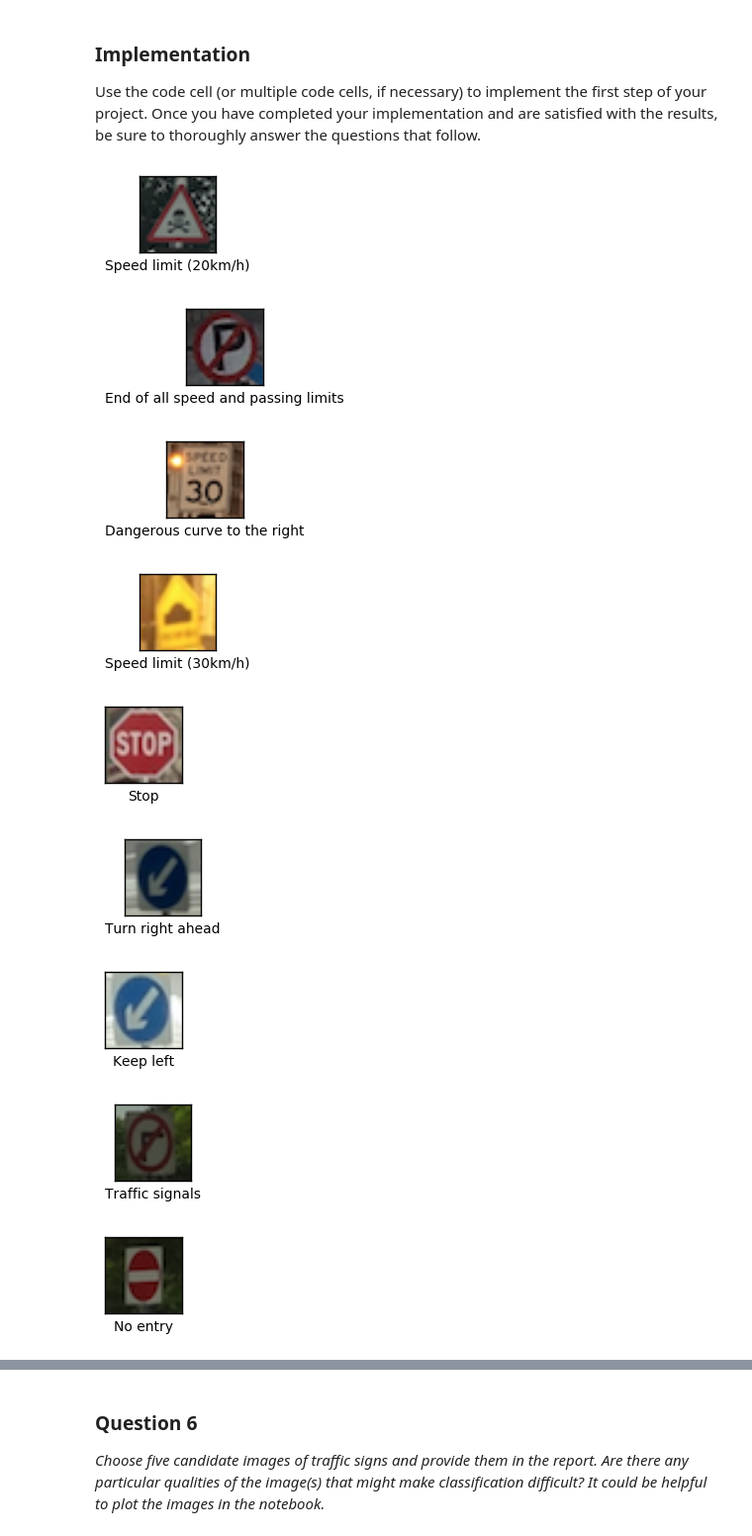
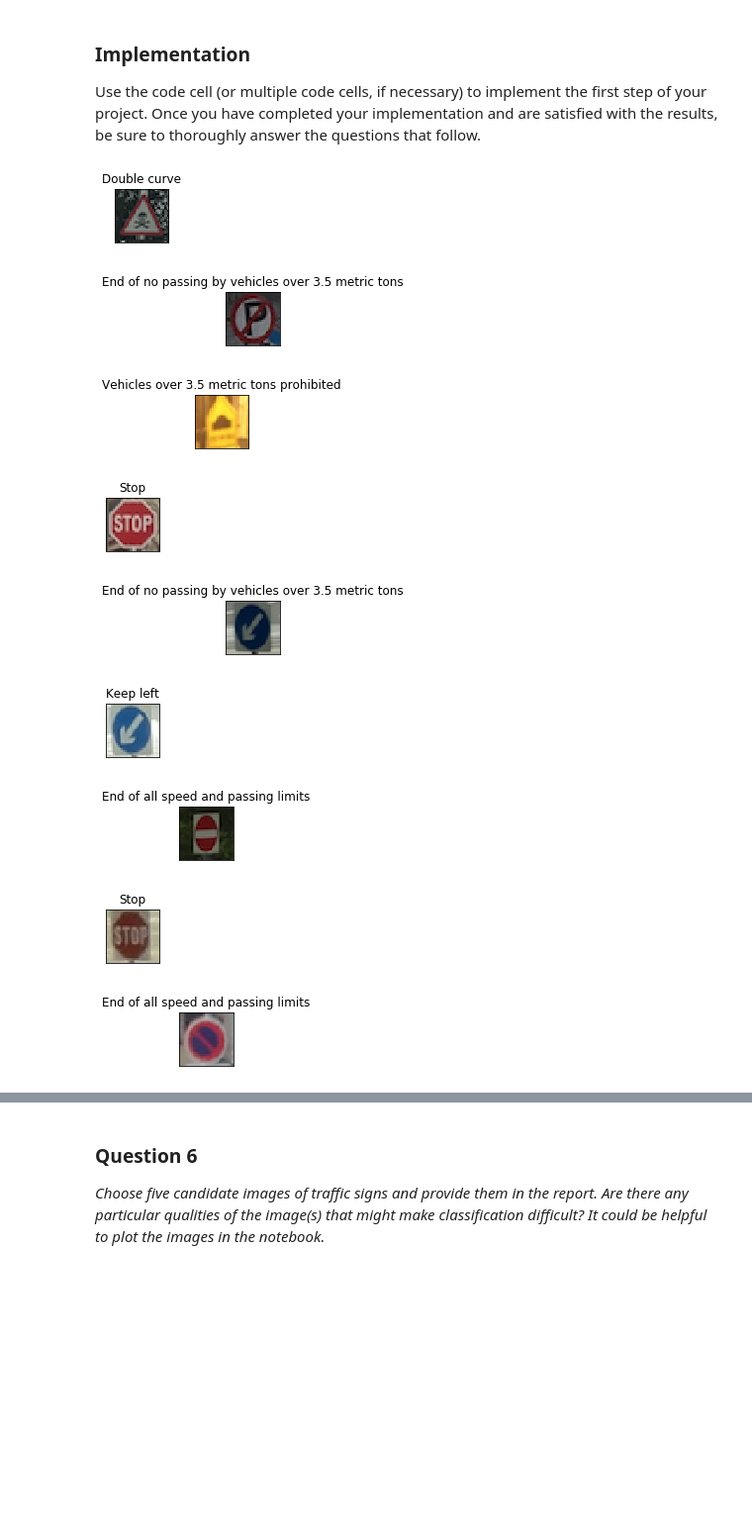
Before and after one commit to 361793842/CarND-Traffic-Sign-Classifier-Project, a Jupyter notebook: Traffic_Sign_Classifier.ipynb, the cells around one changed output, grey strips where cells are left out. Shown at 99% size. Saved outputs shown, nothing was run; the diff lists cells and outputs as text; code cells hidden in the pictures; blank space fills up the shorter version.

```diff
--- a/Traffic_Sign_Classifier.ipynb
+++ b/Traffic_Sign_Classifier.ipynb
@@ -246,29 +287,29 @@ def MiniNet(x):
     # Hyperparameters
     mu = 0
     sigma = 0.1
-    size = 32
 
     # Convolution and Pooling Layer
-    F_W_1 = tf.Variable(tf.truncated_normal([5, 5, 3, int(size/2)], mean = mu, stddev = sigma)) # (height, width, input_depth, output_depth)
-    F_b_1 = tf.Variable(tf.zeros(int(size/2))) # (output_depth)
+    F_W_1 = tf.Variable(tf.truncated_normal([5, 5, 1, 24], mean = mu, stddev = sigma)) # (height, width, input_depth, output_depth)
+    F_b_1 = tf.Variable(tf.zeros(24)) # (output_depth)
     layer_conv1 = tf.nn.bias_add(tf.nn.conv2d(x, F_W_1, strides=[1, 1, 1, 1], padding='VALID'), F_b_1)
     layer_activation1 = tf.nn.relu(layer_conv1)
     layer_pooling1 = tf.nn.max_pool(layer_activation1, ksize=[1, 2, 2, 1], strides=[1, 2, 2, 1], padding='VALID')
 
     # Convolution and Pooling Layer
-    F_W_2 = tf.Variable(tf.truncated_normal([5, 5, int(size/2), size], mean = mu, stddev = sigma)) # (height, width, input_depth, output_depth)
-    F_b_2 = tf.Variable(tf.zeros(size)) # (output_depth)
+    F_W_2 = tf.Variable(tf.truncated_normal([5, 5, 24, 64], mean = mu, stddev = sigma)) # (height, width, input_depth, output_depth)
+    F_b_2 = tf.Variable(tf.zeros(64)) # (output_depth)
     layer_conv2 = tf.nn.bias_add(tf.nn.conv2d(layer_pooling1, F_W_2, strides=[1, 1, 1, 1], padding='VALID'), F_b_2)
     layer_activation2 = tf.nn.relu(layer_conv2)
     layer_pooling2 = tf.nn.max_pool(layer_activation2, ksize=[1, 2, 2, 1], strides=[1, 2, 2, 1], padding='VALID')
 
     layer_flatten = tf.contrib.layers.flatten(layer_pooling2)
+    layer_dropout = tf.nn.dropout(layer_flatten, 0.5)
 
     # Fully Connected Layer
-    layer_fc1 = tf.contrib.layers.fully_connected(layer_flatten, int(size*4), tf.nn.relu)
+    layer_fc1 = tf.contrib.layers.fully_connected(layer_dropout, 1024, tf.nn.relu)
 
     # Fully Connected Layer
-    layer_fc2 = tf.contrib.layers.fully_connected(layer_fc1, int(size*2), tf.nn.relu)
+    layer_fc2 = tf.contrib.layers.fully_connected(layer_fc1, 512, tf.nn.relu)
 
     # Fully Connected Layer
     layer_fc3 = tf.contrib.layers.fully_connected(layer_fc2, 43, tf.nn.relu)
@@ -370,6 +408,7 @@ Model saved
 with tf.Session() as sess:
     saver.restore(sess, tf.train.latest_checkpoint('.'))
 
-    test_accuracy = evaluate(X_test, y_test)
+    test_accuracy, test_loss = evaluate(X_test_normalized, y_test)
     print("Test Accuracy = {:.3f}".format(test_accuracy))
+    print("Test Loss = {:.3f}".format(test_loss))
 # %% [output]
@@ -409,37 +449,51 @@ Use the code cell (or multiple code cells, if necessary) to implement the first
 # %%
 ### Load the images and plot them here.
 ### Feel free to use as many code cells as needed.
 import os
 import matplotlib.image as mpimg
 
 # test on own images
-
 inference_operation = tf.argmax(logits, 1)
 own_images = np.array([mpimg.imread("own-data/" + imageName) for imageName in os.listdir("own-data")])
+
 # for image in own_images:
 #     plt.imshow(image)
 #     plt.show()
 
+# convert to B/W
+own_images_bw = numpy.array([cv2.cvtColor(image, cv2.COLOR_RGB2GRAY) for image in own_images])
+
+# use absolute values
+own_images_abs = numpy.array([cv2.convertScaleAbs(image) for image in own_images_bw])
+
+# apply histogram equalization
+own_images_hst_eq = numpy.array([cv2.equalizeHist(image) for image in own_images_abs])
+
+# reshape for conv layer
+own_images_reshaped = own_images_hst_eq[..., newaxis]
+
+# normalize range
+own_images_normalized = (own_images_reshaped - np.mean(own_images_reshaped)) / 128.0
+
 with tf.Session() as sess:
     saver.restore(sess, tf.train.latest_checkpoint('.'))
-    input_images = np.multiply(own_images, 255)
-    inference_output = sess.run(inference_operation, feed_dict={x: input_images})
+    inference_output = sess.run(inference_operation, feed_dict={x: own_images_normalized})
 #     print(inference_output)
 
-for (image, evaluated)  in zip(own_images, inference_output):
+for (image, evaluated) in zip(own_images, inference_output):
     plt.figure(figsize=(1,1))
     plt.xticks([])
     plt.yticks([])
-    plt.xlabel(sign_names[evaluated])
+    plt.title(sign_names[evaluated])
     plt.imshow(image)
     plt.show()
 # %% [output]
-[figure, old version]
+[figure, new version]
-[figure, old version]
+[figure, new version]
-[figure, old version]
+[figure, new version]
-[figure, old version]
+[figure, new version]
-[figure, old version]
+[figure, new version]
-[figure, old version]
+[figure, new version]
-[figure, old version]
+[figure, new version]
-[figure, old version]
+[figure, new version]
-[figure, old version]
+[figure, new version]
```
Also changed, not shown: parts of 23 cells of this notebook.
